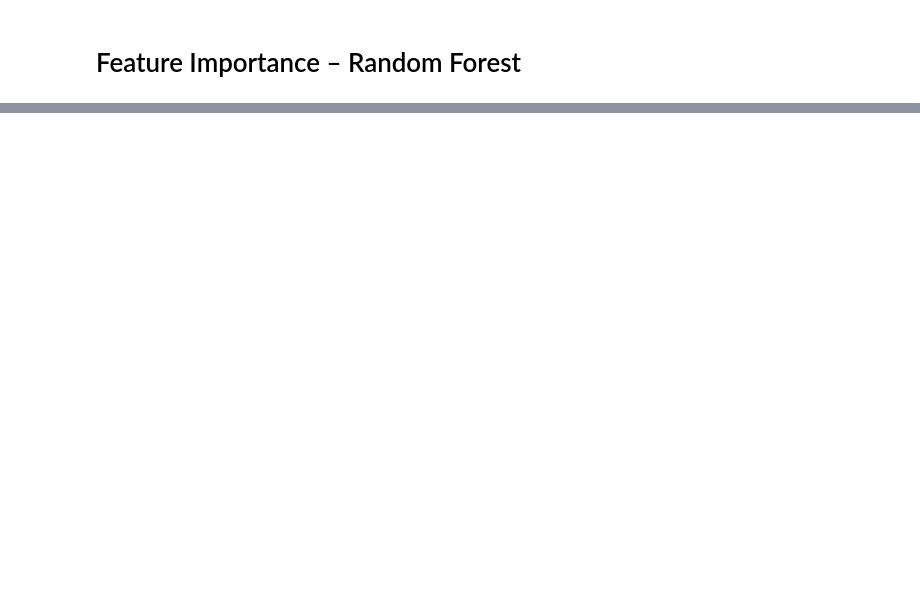
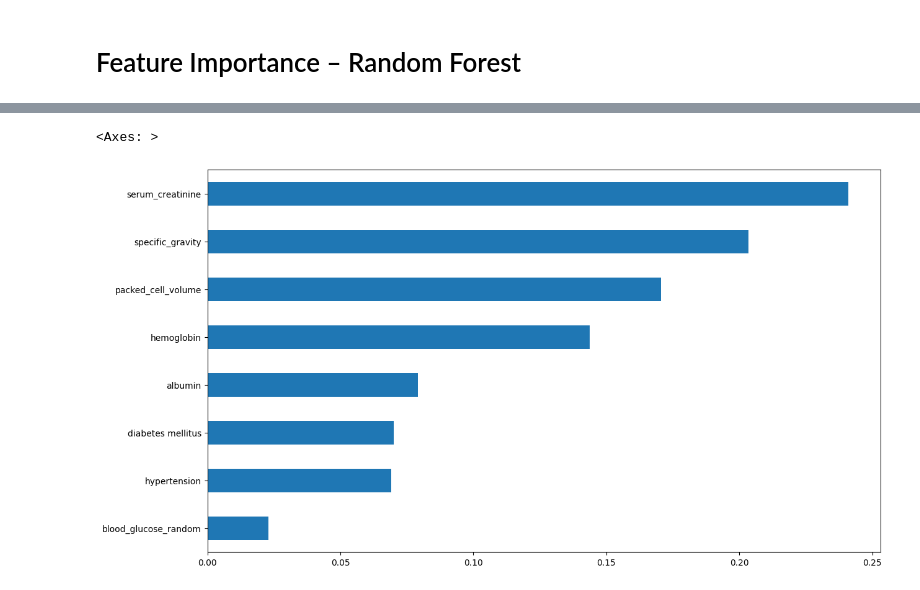
Before and after one commit to santoshw03/ML_and_Healthcare, a Jupyter notebook: modelToPredictKidneyDisease.ipynb, the cells around one changed output, grey strips where cells are left out. Drawn from its saved outputs; the diff is of its cells as text; code cells hidden in the pictures; blank space fills up the shorter version.

```diff
--- a/modelToPredictKidneyDisease.ipynb
+++ b/modelToPredictKidneyDisease.ipynb
@@ -221,0 +374,13 @@ feat_importances.sort_values().plot(kind="barh",figsize=(14, 8))
+# %%
+x = input_data1
+y = y_sm
+# %%
+# train test split
+x_train, x_test, y_train, y_test = train_test_split(x, y, test_size = 0.2,stratify=y_sm, random_state = 40)
+
+## checking distribution of traget variable in train test split
+print('Distribution of traget variable in training set')
+print(y_train.value_counts())
+
+print('Distribution of traget variable in test set')
+print(y_test.value_counts())
@@ -221,0 +398,3 @@ feat_importances.sort_values().plot(kind="barh",figsize=(14, 8))
+# %%
+rf2 = RandomForestClassifier(criterion='gini',n_estimators=100)
+rf2.fit(x_train,y_train)
@@ -221,0 +403,2 @@ feat_importances.sort_values().plot(kind="barh",figsize=(14, 8))
+# %%
+model =rf2.fit(x_train,y_train)
@@ -221,0 +429,6 @@ feat_importances.sort_values().plot(kind="barh",figsize=(14, 8))
+# %%
+feat_importances = pd.Series(rf2.feature_importances_, index=x_train.columns)
+feat_importances.sort_values().plot(kind="barh",figsize=(14, 8))
+# %% [output]
+<Axes: >
+[figure, added]
```
Also changed, not shown: parts of 52 cells of this notebook.
